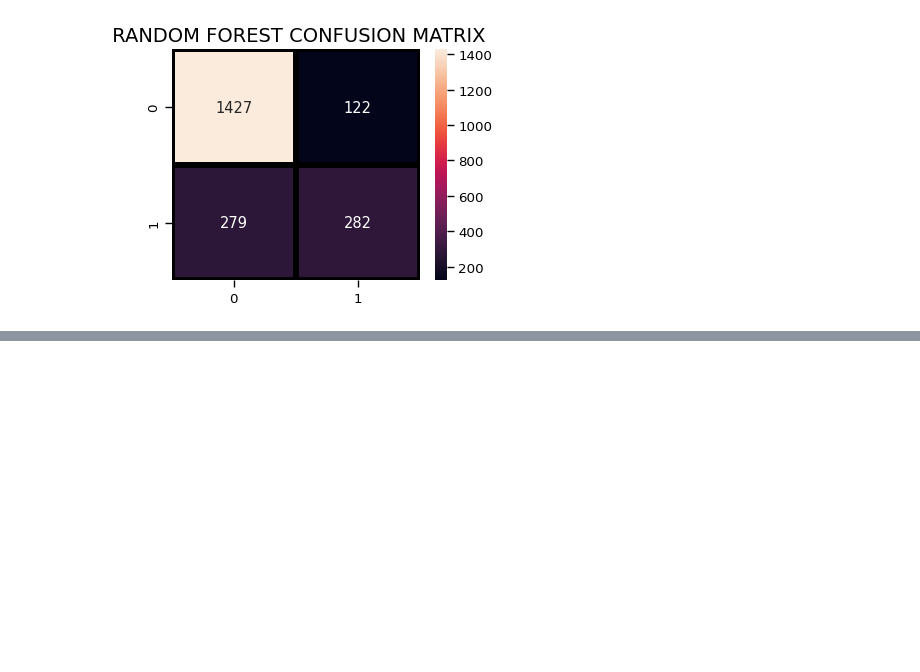
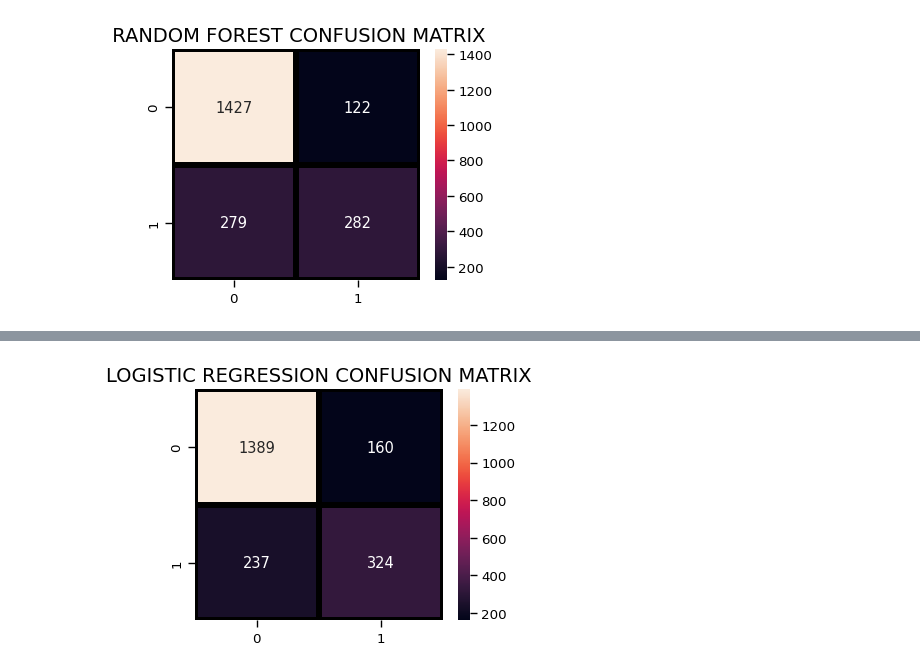
Before and after one commit to aalhadramteke/Customer-Churn-Prediction, a Jupyter notebook: main.ipynb, the cells around one changed output, grey strips where cells are left out. Saved outputs shown, nothing was run; the diff lists cells and outputs as text; code cells hidden in the pictures; blank space fills up the shorter version.

```diff
--- a/main.ipynb
+++ b/main.ipynb
@@ -588,0 +585,12 @@ plt.show()
+# %%
+lr_model = Pipeline([
+    ("scaler", StandardScaler()),
+    ("classifier", LogisticRegression(max_iter=1000, random_state=1))
+])
+
+lr_model.fit(X_train, Y_train)
+
+predict_lr = lr_model.predict(X_test)
+accuracy_lr = accuracy_score(Y_test, predict_lr)
+
+print("Logistic Regression accuracy:", accuracy_lr)
@@ -588,0 +614,9 @@ plt.show()
+# %%
+plt.figure(figsize=(4,3))
+sns.heatmap(confusion_matrix(Y_test, predict_lr),
+                annot=True,fmt = "d",linecolor="k",linewidths=3)
+
+plt.title("LOGISTIC REGRESSION CONFUSION MATRIX",fontsize=14)
+plt.show()
+# %% [output]
+[figure, added]
```
Also changed, not shown: parts of 4 cells of this notebook.
